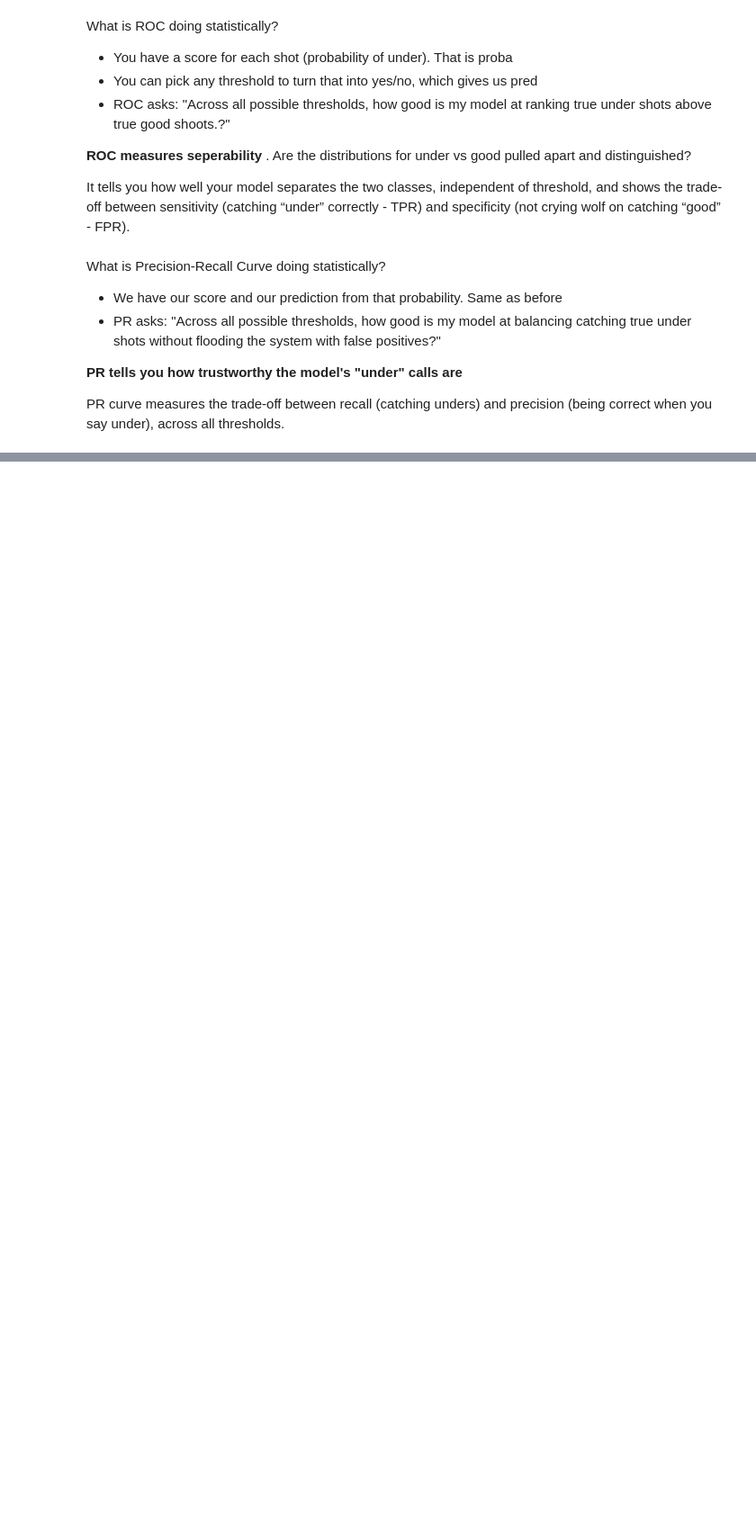
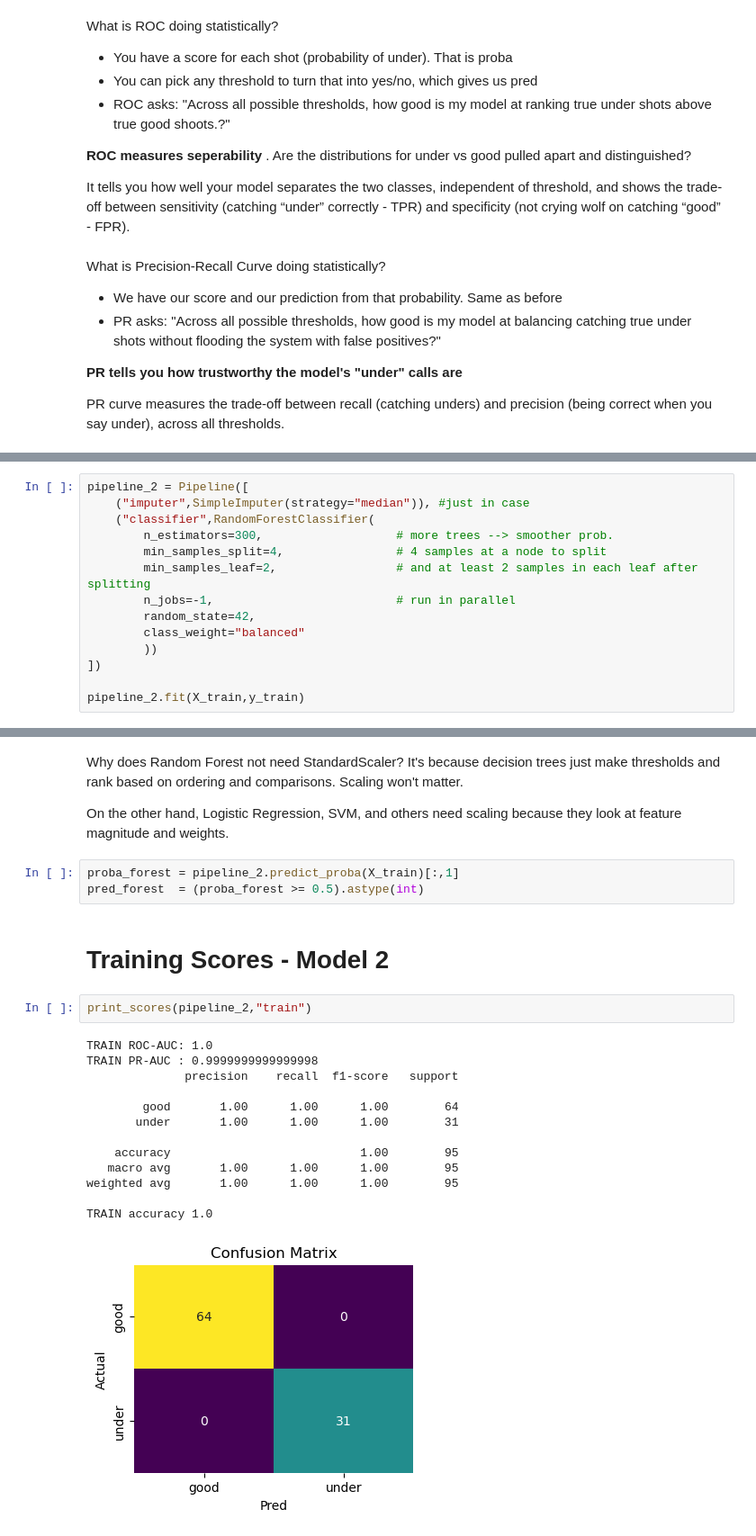
Before and after one commit to anichip/EspressFlowCV, a Jupyter notebook: initial_model.ipynb, the cells around one changed output, grey strips where cells are left out. Shown at 90% size. Saved outputs shown, nothing was run; the diff lists cells and outputs as text; blank space fills up the shorter version.

```diff
--- a/initial_model.ipynb
+++ b/initial_model.ipynb
@@ -275,0 +282,14 @@ PR curve measures the trade-off between recall (catching unders) and precision (
+# %%
+pipeline_2 = Pipeline([
+    ("imputer",SimpleImputer(strategy="median")), #just in case
+    ("classifier",RandomForestClassifier(
+        n_estimators=300,                   # more trees --> smoother prob.
+        min_samples_split=4,                # 4 samples at a node to split
+        min_samples_leaf=2,                 # and at least 2 samples in each leaf after splitting
+        n_jobs=-1,                          # run in parallel
+        random_state=42,
+        class_weight="balanced"
+        ))
+])
+
+pipeline_2.fit(X_train,y_train)
@@ -275,0 +303,25 @@ PR curve measures the trade-off between recall (catching unders) and precision (
+# %% [markdown]
+Why does Random Forest not need StandardScaler? It's because decision trees just make thresholds and rank based on ordering and comparisons. Scaling won't matter.
+
+On the other hand, Logistic Regression, SVM, and others need scaling because they look at feature magnitude and weights.
+# %%
+proba_forest = pipeline_2.predict_proba(X_train)[:,1]
+pred_forest  = (proba_forest >= 0.5).astype(int)
+# %% [markdown]
+# Training Scores - Model 2
+# %%
+print_scores(pipeline_2,"train")
+# %% [output]
+TRAIN ROC-AUC: 1.0
+TRAIN PR-AUC : 0.9999999999999998
+              precision    recall  f1-score   support
+
+        good       1.00      1.00      1.00        64
+       under       1.00      1.00      1.00        31
+
+    accuracy                           1.00        95
+   macro avg       1.00      1.00      1.00        95
+weighted avg       1.00      1.00      1.00        95
+
+TRAIN accuracy 1.0
+[figure, added]
```
Also changed, not shown: parts of 12 cells of this notebook, 1 other file.
